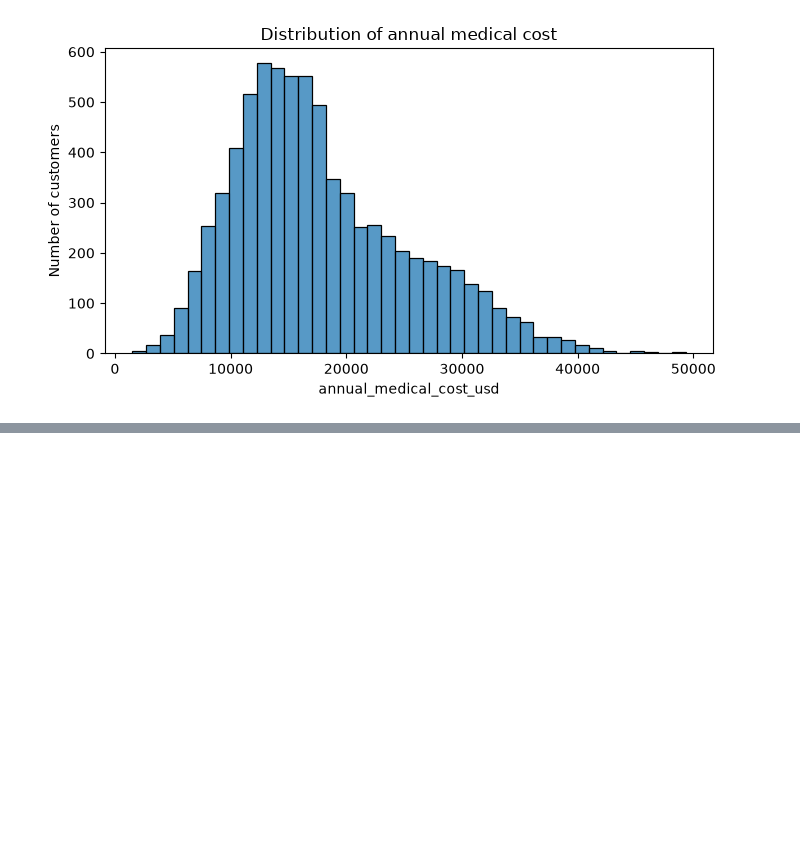
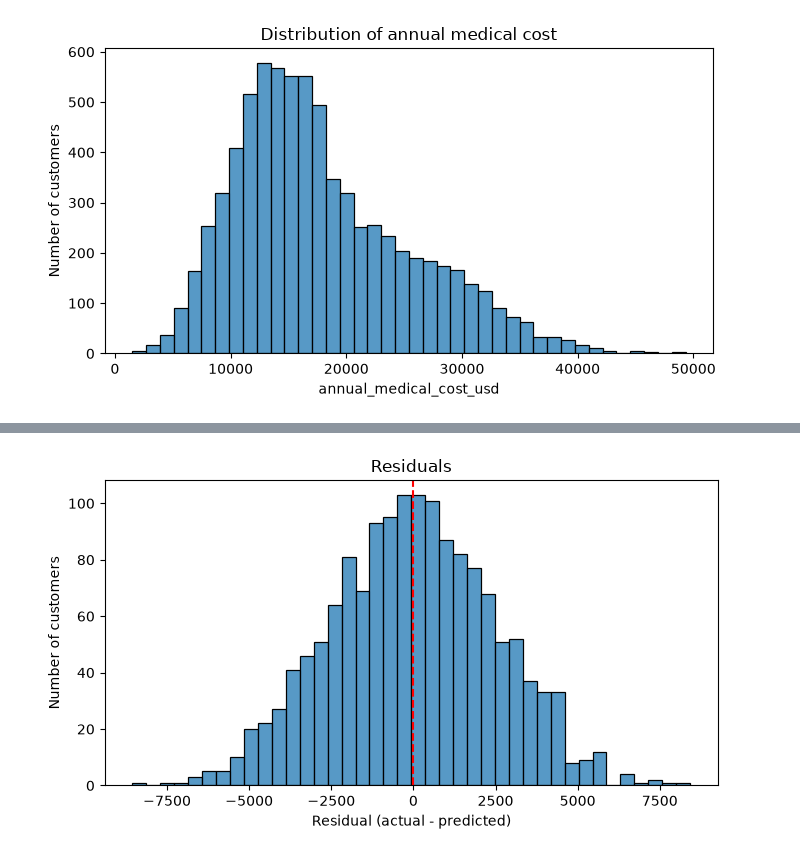
Before and after one commit to Harsh-IIT-Ropar/insurance-cost-prediction, a Jupyter notebook: src/main.ipynb, the cells around one changed output, grey strips where cells are left out. Saved outputs shown, nothing was run; the diff lists cells and outputs as text; code cells hidden in the pictures; blank space fills up the shorter version.

```diff
--- a/src/main.ipynb
+++ b/src/main.ipynb
@@ -90,0 +176,14 @@ plt.show()
+# %%
+residuals = y_test - y_pred
+
+plt.figure(figsize=(7, 4))
+sns.histplot(residuals, bins=40)
+plt.axvline(0, color='red', linestyle='--')
+plt.xlabel('Residual (actual - predicted)')
+plt.ylabel('Number of customers')
+plt.title('Residuals')
+plt.tight_layout()
+plt.savefig('../outputs/residuals.png', dpi=150)
+plt.show()
+# %% [output]
+[figure, added]
```
Also changed, not shown: parts of 13 cells of this notebook.
